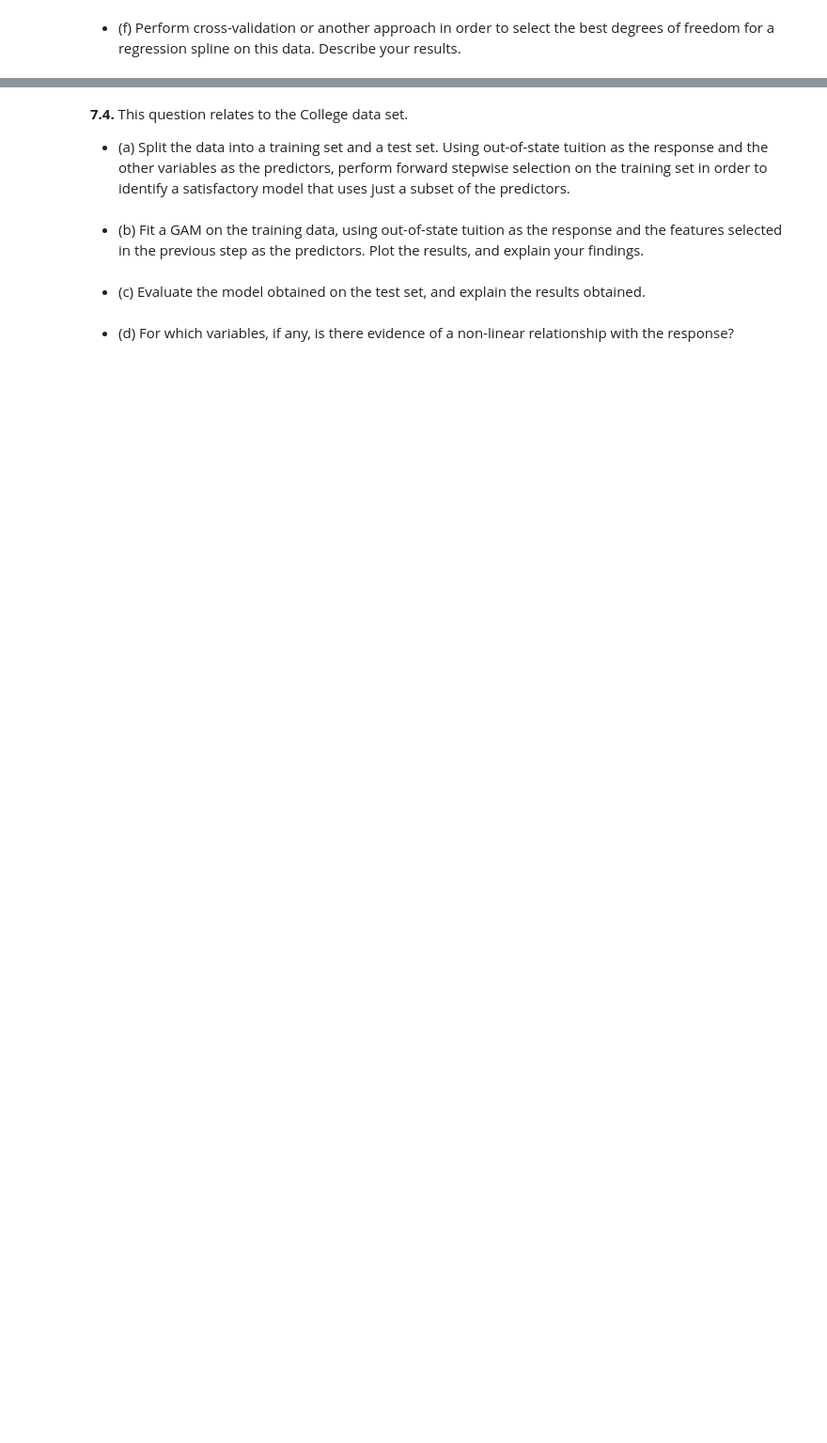
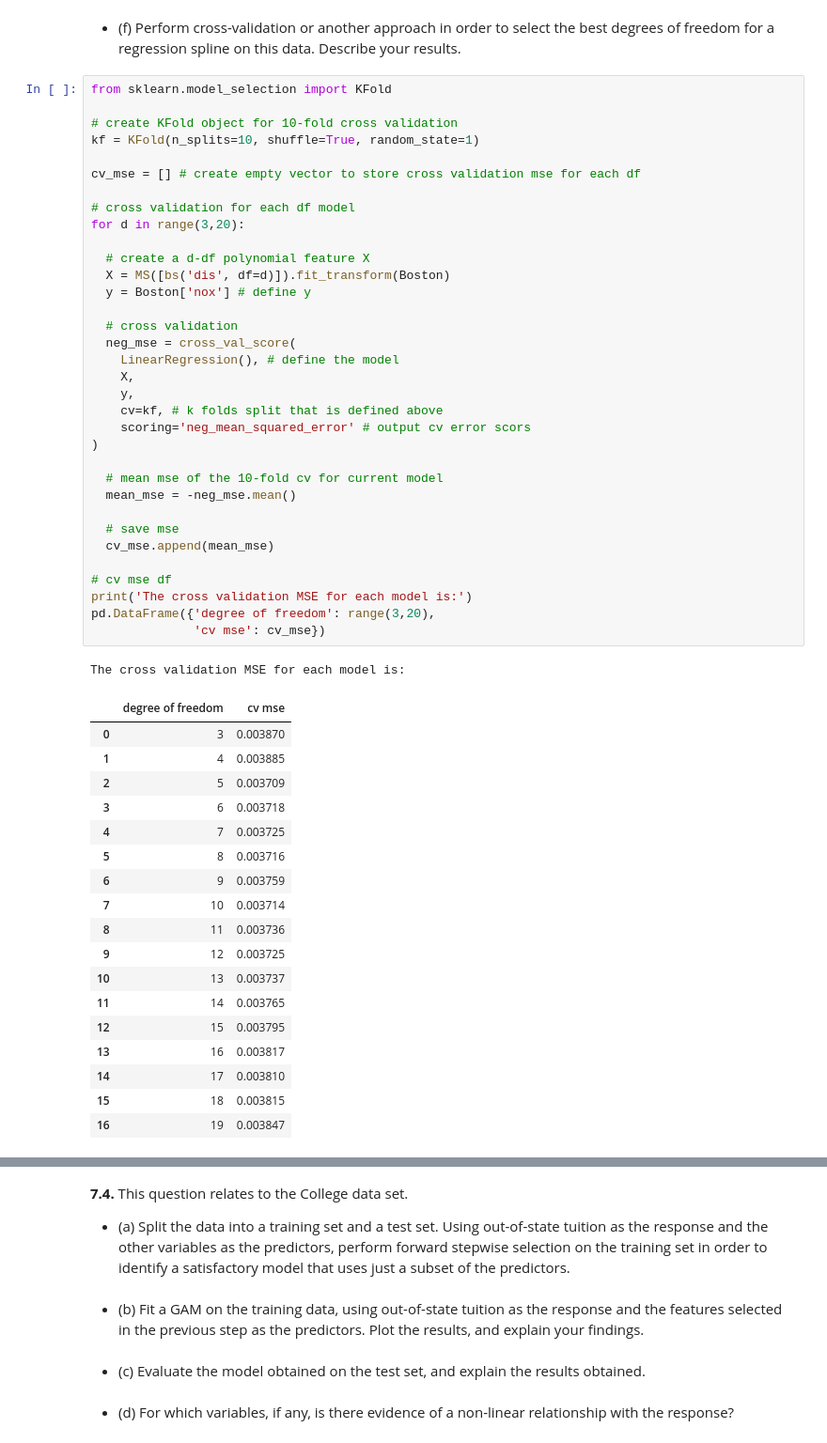
Before and after one commit to mw1296/DSAN5300, a Jupyter notebook: homeworks/HW-3/HW-3.ipynb, the cells around one changed output, grey strips where cells are left out. Shown at 94% size. Drawn from its saved outputs; the diff is of its cells as text; blank space fills up the shorter version.

```diff
--- a/homeworks/HW-3/HW-3.ipynb
+++ b/homeworks/HW-3/HW-3.ipynb
@@ -1302,2 +1348,56 @@ plt.show()
 # %% [markdown]
 * (f) Perform cross-validation or another approach in order to select the best degrees of freedom for a regression spline on this data. Describe your results.
+# %%
+from sklearn.model_selection import KFold
+
+# create KFold object for 10-fold cross validation
+kf = KFold(n_splits=10, shuffle=True, random_state=1)
+
+cv_mse = [] # create empty vector to store cross validation mse for each df
+
+# cross validation for each df model
+for d in range(3,20):
+
+  # create a d-df polynomial feature X
+  X = MS([bs('dis', df=d)]).fit_transform(Boston)
+  y = Boston['nox'] # define y
+
+  # cross validation
+  neg_mse = cross_val_score(
+    LinearRegression(), # define the model
+    X,
+    y,
+    cv=kf, # k folds split that is defined above
+    scoring='neg_mean_squared_error' # output cv error scors
+)
+
+  # mean mse of the 10-fold cv for current model
+  mean_mse = -neg_mse.mean()
+
+  # save mse
+  cv_mse.append(mean_mse)
+
+# cv mse df
+print('The cross validation MSE for each model is:')
+pd.DataFrame({'degree of freedom': range(3,20),
+              'cv mse': cv_mse})
+# %% [output]
+The cross validation MSE for each model is:
+|  | degree of freedom | cv mse |
+| 0 | 3 | 0.003870 |
+| 1 | 4 | 0.003885 |
+| 2 | 5 | 0.003709 |
+| 3 | 6 | 0.003718 |
+| 4 | 7 | 0.003725 |
+| 5 | 8 | 0.003716 |
+| 6 | 9 | 0.003759 |
+| 7 | 10 | 0.003714 |
+| 8 | 11 | 0.003736 |
+| 9 | 12 | 0.003725 |
+| 10 | 13 | 0.003737 |
+| 11 | 14 | 0.003765 |
+| 12 | 15 | 0.003795 |
+| 13 | 16 | 0.003817 |
+| 14 | 17 | 0.003810 |
+| 15 | 18 | 0.003815 |
+| 16 | 19 | 0.003847 |
```
Also changed, not shown: parts of 6 cells of this notebook.
